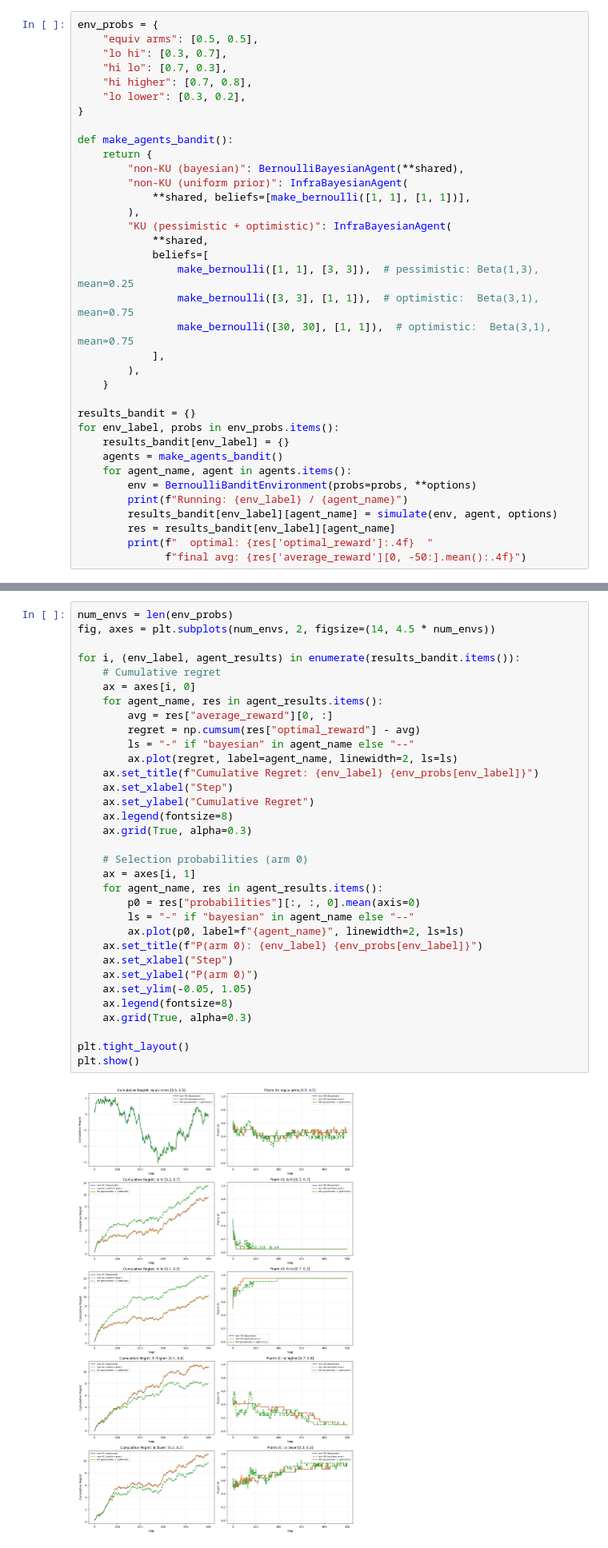
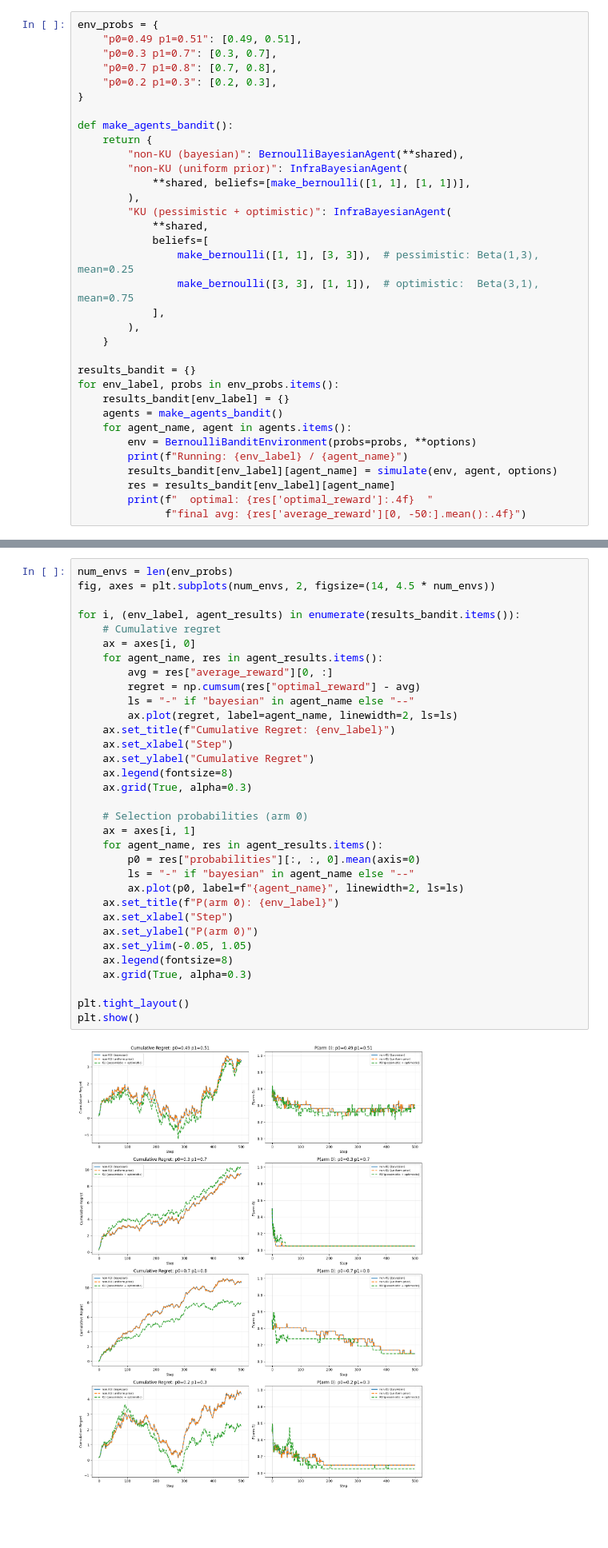
Before and after one commit to SPAR-S26-IBRL-Stream/Project-Newcomb, a Jupyter notebook: experiments/alaro/KUComparison.ipynb, the cells around one changed output, grey strips where cells are left out. Shown at 80% size. Drawn from its saved outputs; the diff is of its cells as text; blank space fills up the shorter version.

```diff
--- a/experiments/alaro/KUComparison.ipynb
+++ b/experiments/alaro/KUComparison.ipynb
@@ -62,11 +62,10 @@ We test three agents across bernoulli bandits with different arm probabilities:
 - **pessimistic**: Both arms have p=0.3 (low reward, no best arm)
 # %%
 env_probs = {
-    "equiv arms": [0.5, 0.5],
-    "lo hi": [0.3, 0.7],
-    "hi lo": [0.7, 0.3],
-    "hi higher": [0.7, 0.8],
-    "lo lower": [0.3, 0.2],
+    "p0=0.49 p1=0.51": [0.49, 0.51],
+    "p0=0.3 p1=0.7": [0.3, 0.7],
+    "p0=0.7 p1=0.8": [0.7, 0.8],
+    "p0=0.2 p1=0.3": [0.2, 0.3],
 }
 
 def make_agents_bandit():
@@ -80,7 +79,6 @@ def make_agents_bandit():
             beliefs=[
                 make_bernoulli([1, 1], [3, 3]),  # pessimistic: Beta(1,3), mean=0.25
                 make_bernoulli([3, 3], [1, 1]),  # optimistic:  Beta(3,1), mean=0.75
-                make_bernoulli([30, 30], [1, 1]),  # optimistic:  Beta(3,1), mean=0.75
             ],
         ),
     }
@@ -119,36 +117,36 @@ num_envs = len(env_probs)
 fig, axes = plt.subplots(num_envs, 2, figsize=(14, 4.5 * num_envs))
 
 for i, (env_label, agent_results) in enumerate(results_bandit.items()):
     # Cumulative regret
     ax = axes[i, 0]
     for agent_name, res in agent_results.items():
         avg = res["average_reward"][0, :]
         regret = np.cumsum(res["optimal_reward"] - avg)
         ls = "-" if "bayesian" in agent_name else "--"
         ax.plot(regret, label=agent_name, linewidth=2, ls=ls)
-    ax.set_title(f"Cumulative Regret: {env_label} {env_probs[env_label]}")
+    ax.set_title(f"Cumulative Regret: {env_label}")
     ax.set_xlabel("Step")
     ax.set_ylabel("Cumulative Regret")
     ax.legend(fontsize=8)
     ax.grid(True, alpha=0.3)
 
     # Selection probabilities (arm 0)
     ax = axes[i, 1]
     for agent_name, res in agent_results.items():
         p0 = res["probabilities"][:, :, 0].mean(axis=0)
         ls = "-" if "bayesian" in agent_name else "--"
         ax.plot(p0, label=f"{agent_name}", linewidth=2, ls=ls)
-    ax.set_title(f"P(arm 0): {env_label} {env_probs[env_label]}")
+    ax.set_title(f"P(arm 0): {env_label}")
     ax.set_xlabel("Step")
     ax.set_ylabel("P(arm 0)")
     ax.set_ylim(-0.05, 1.05)
     ax.legend(fontsize=8)
     ax.grid(True, alpha=0.3)
 
 plt.tight_layout()
 plt.show()
 # %% [output]
-[figure, old version]
+[figure, new version]
 # %% [markdown]
 ## 2. Effect of g (Counterfactual Value)
 
```
Also changed, not shown: parts of 11 cells of this notebook.
